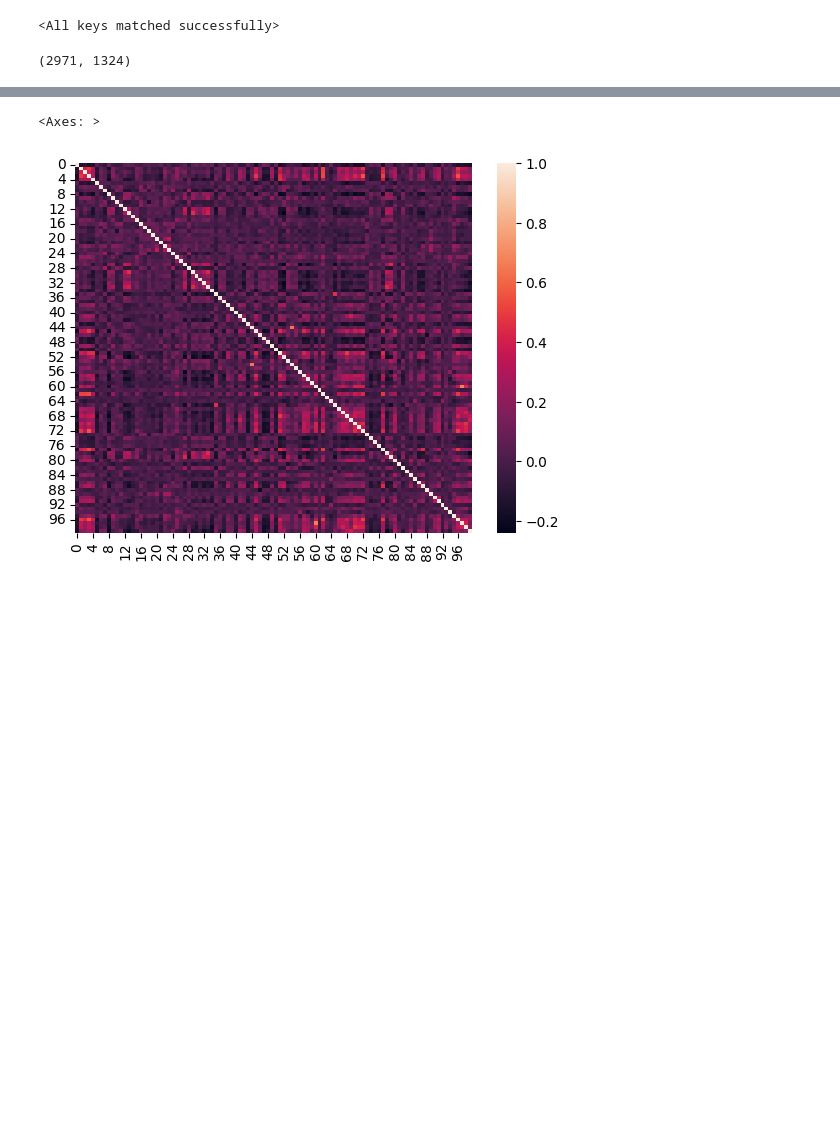
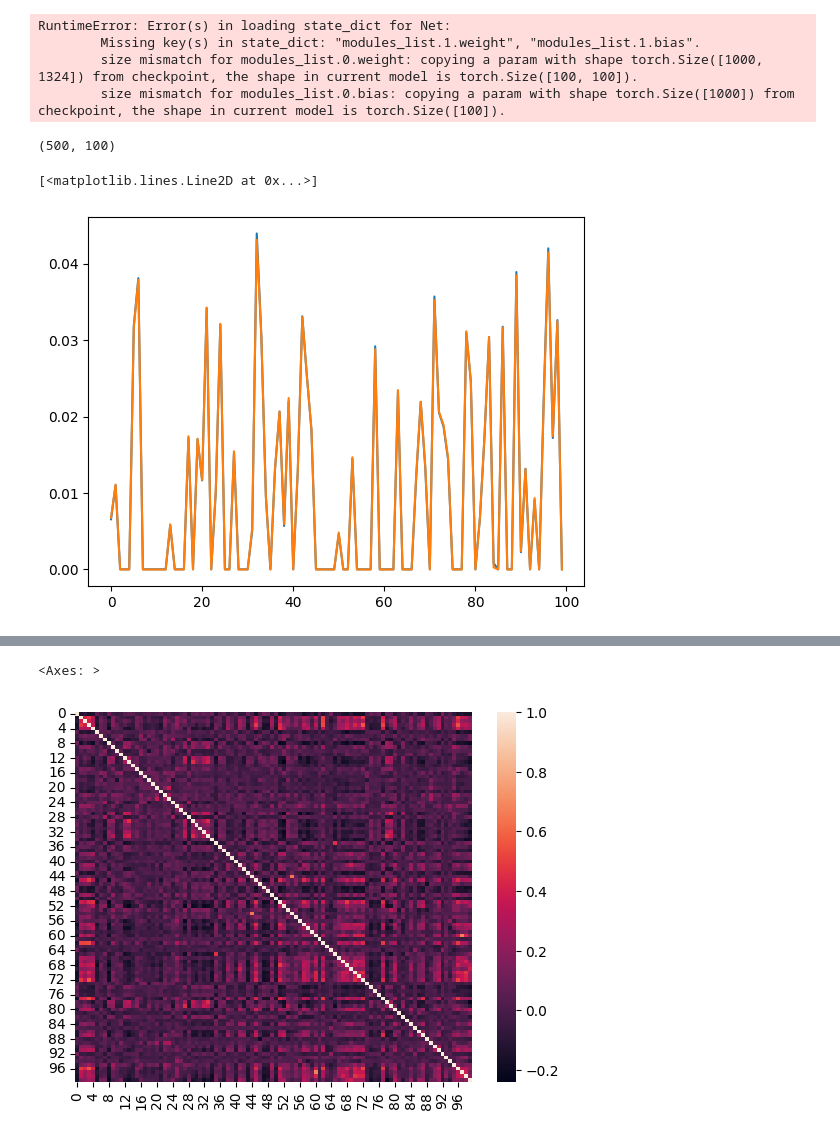
Before and after one commit to rkdan/Keystone, a Jupyter notebook: notebook.ipynb, the cells around one changed output, grey strips where cells are left out. Cells and saved outputs as stored; diff of their text form; code cells hidden in the pictures; blank space fills up the shorter version.

```diff
--- a/notebook.ipynb
+++ b/notebook.ipynb
@@ -28,21 +36,39 @@ Epoch: 90       Training Loss: 1.5233983e-06    Validation Loss: nan
 # %%
 import torch
 
-state_dict = torch.load('./simple_net.pt')
+state_dict = torch.load('./models/simple_net.pt')
 
-net = Net(1324, 1324, layers=[1000])
+net = Net(100, 100, layers=[100, 100])
+
 net.load_state_dict(state_dict)
 # %% [output]
-<All keys matched successfully>
+RuntimeError: Error(s) in loading state_dict for Net:
+        Missing key(s) in state_dict: "modules_list.1.weight", "modules_list.1.bias".
+        size mismatch for modules_list.0.weight: copying a param with shape torch.Size([1000, 1324]) from checkpoint, the shape in current model is torch.Size([100, 100]).
+        size mismatch for modules_list.0.bias: copying a param with shape torch.Size([1000]) from checkpoint, the shape in current model is torch.Size([100]).
 # %%
 from keystone.keystone import calculate_keystone_array
 # %%
 from keystone.data_loading import process_data
 
-X, Y = process_data(training_params.file_path)
+X, Y = process_data('./data/DKI_data/Ptrain.csv')
 X.shape
 # %% [output]
-(2971, 1324)
+(500, 100)
+# %%
+# send an example through the network
+example = X[0]
+example = torch.tensor(example).float()
+example = example.unsqueeze(0)
+out = net(example).detach().numpy()
+# %%
+import matplotlib.pyplot as plt
+
+plt.plot(out[0])
+plt.plot(Y[0])
+# %% [output]
+[<matplotlib.lines.Line2D at 0x...>]
+[figure, added]
 # %%
 K = calculate_keystone_array(X, Y, net)
 # %%
```
Also changed, not shown: parts of 14 cells of this notebook, 13 other files.
